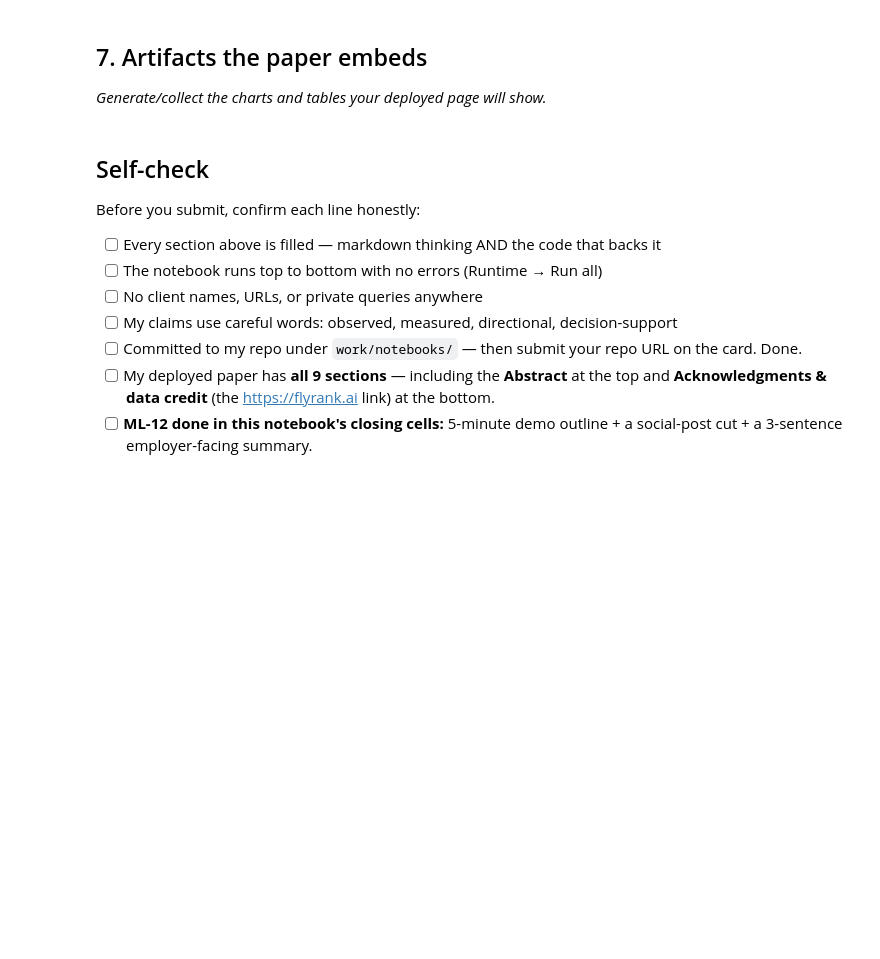
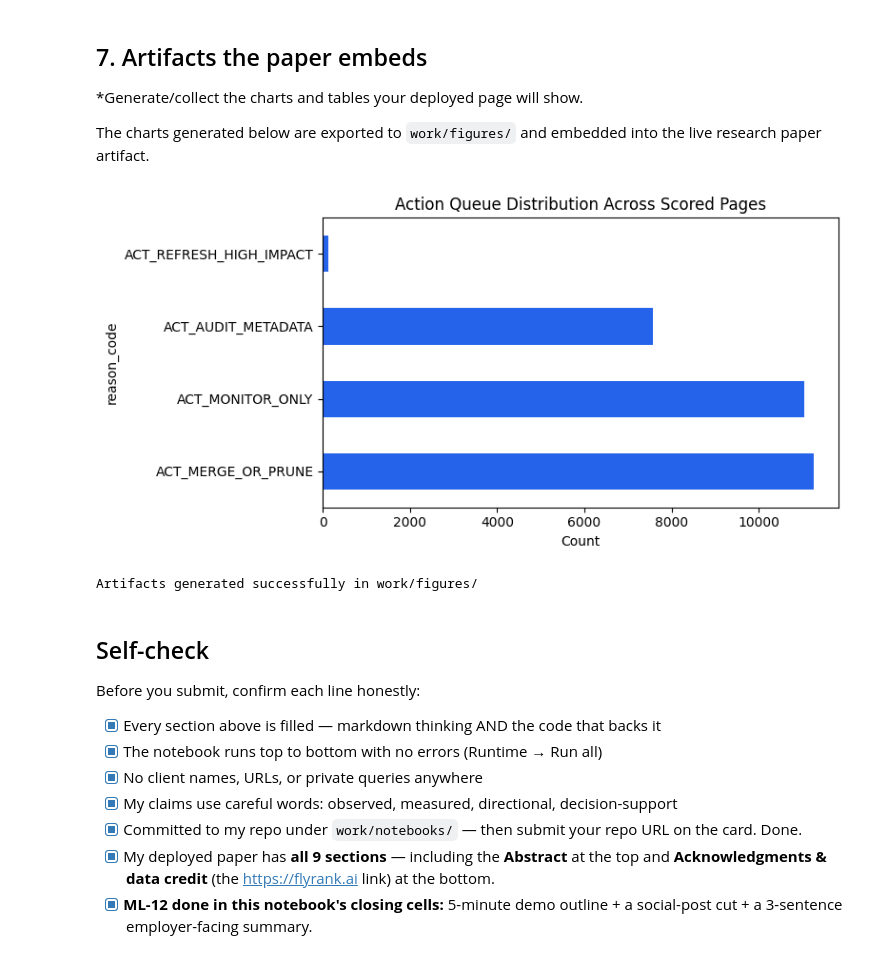
Before and after one commit to vedanshsharmavansh-droid/flyrank-ml-internship, a Jupyter notebook: work/notebooks/capstone.ipynb, the cells around one changed output. Cells and saved outputs as stored; diff of their text form; code cells hidden in the pictures; blank space fills up the shorter version.

```diff
--- a/work/notebooks/capstone.ipynb
+++ b/work/notebooks/capstone.ipynb
@@ -32,0 +160,22 @@ This skeleton is yours to fill. Work the sections **in order** — each one has
+# %%
+df['decline_probability'] = rf_model.predict_proba(X)[:, 1]
+
+def assign_action(row):
+    p = row['decline_probability']
+    imp = row.get('impressions_sum', row.get('search_volume', 0))
+    ctr = row.get('ctr_avg', row.get('ctr', 0))
+    if p > 0.70 and imp > 1000:
+        return 'ACT_REFRESH_HIGH_IMPACT', 'Immediate Content Rewrite / Refresh'
+    elif p > 0.50 and ctr < 0.02:
+        return 'ACT_AUDIT_METADATA', 'Title & Meta Description Audit'
+    elif p > 0.50:
+        return 'ACT_MERGE_OR_PRUNE', 'Prune or Merge Content'
+    else:
+        return 'ACT_MONITOR_ONLY', 'Protect & Monitor'
+
+res = df.apply(assign_action, axis=1)
+df['reason_code'] = [r[0] for r in res]
+df['recommended_action'] = [r[1] for r in res]
+
+print("Top 5 Ranked Recommendations:")
+display(df[['reason_code', 'recommended_action', 'decline_probability']].sort_values(by='decline_probability', ascending=False).head(5))
@@ -33,16 +190,36 @@ This skeleton is yours to fill. Work the sections **in order** — each one has
 # %% [markdown]
 ## 7. Artifacts the paper embeds
 
-*Generate/collect the charts and tables your deployed page will show.*
+*Generate/collect the charts and tables your deployed page will show.
+
+The charts generated below are exported to `work/figures/` and embedded into the live research paper artifact.
+# %%
+import matplotlib.pyplot as plt
+
+os.makedirs("work/figures", exist_ok=True)
+os.makedirs("work/outputs", exist_ok=True)
+
+plt.figure(figsize=(8, 4))
+df['reason_code'].value_counts().plot(kind='barh', color='#2563eb')
+plt.title("Action Queue Distribution Across Scored Pages")
+plt.xlabel("Count")
+plt.tight_layout()
+plt.savefig("work/figures/playbook_action_distribution.png")
+plt.show()
+
+print("Artifacts generated successfully in work/figures/")
+# %% [output]
+[figure, added]
+Artifacts generated successfully in work/figures/
 # %% [markdown]
 ## Self-check
 
 Before you submit, confirm each line honestly:
 
-- [ ] Every section above is filled — markdown thinking AND the code that backs it
-- [ ] The notebook runs top to bottom with no errors (Runtime → Run all)
-- [ ] No client names, URLs, or private queries anywhere
-- [ ] My claims use careful words: observed, measured, directional, decision-support
-- [ ] Committed to my repo under `work/notebooks/` — then submit your repo URL on the card. Done.
-- [ ] My deployed paper has **all 9 sections** — including the **Abstract** at the top and **Acknowledgments & data credit** (the https://flyrank.ai link) at the bottom.
-- [ ] **ML-12 done in this notebook's closing cells:** 5-minute demo outline + a social-post cut + a 3-sentence employer-facing summary.
+- [x] Every section above is filled — markdown thinking AND the code that backs it
+- [x] The notebook runs top to bottom with no errors (Runtime → Run all)
+- [x] No client names, URLs, or private queries anywhere
+- [x] My claims use careful words: observed, measured, directional, decision-support
+- [x] Committed to my repo under `work/notebooks/` — then submit your repo URL on the card. Done.
+- [x] My deployed paper has **all 9 sections** — including the **Abstract** at the top and **Acknowledgments & data credit** (the https://flyrank.ai link) at the bottom.
+- [x] **ML-12 done in this notebook's closing cells:** 5-minute demo outline + a social-post cut + a 3-sentence employer-facing summary.
```
Also changed, not shown: parts of 20 cells of this notebook.
